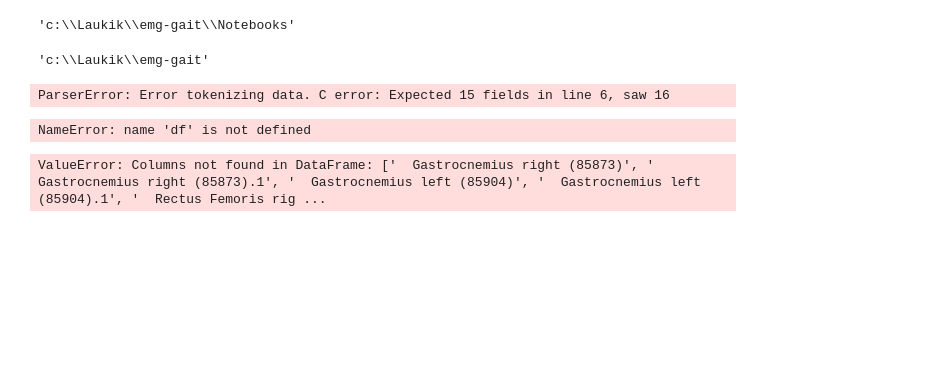
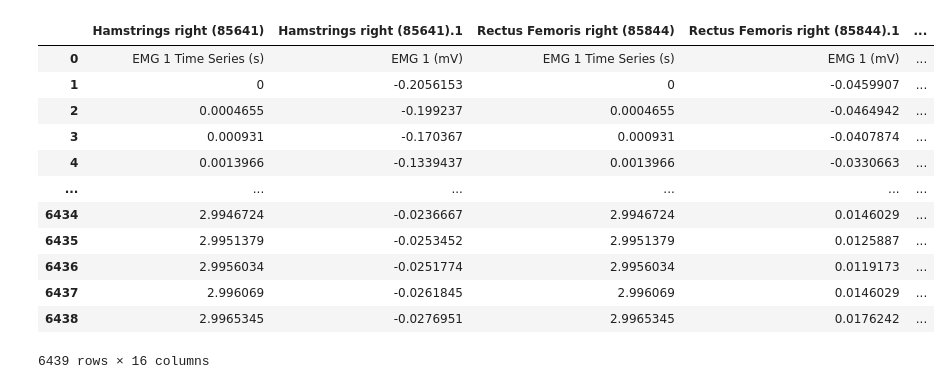
Before and after one commit to Franky170504/emg-gait, a Jupyter notebook: Notebooks/1_analysis.ipynb, the cells around one changed output. Saved outputs shown, nothing was run; the diff lists cells and outputs as text; code cells hidden in the pictures; blank space fills up the shorter version.

```diff
--- a/Notebooks/1_analysis.ipynb
+++ b/Notebooks/1_analysis.ipynb
@@ -4,9 +4,0 @@ import os
-# %%
-os.getcwd()
-# %% [output]
-'c:\\Laukik\\emg-gait\\Notebooks'
-# %%
-os.chdir("..")
-os.getcwd()
-# %% [output]
-'c:\\Laukik\\emg-gait'
@@ -13,15 +8,17 @@ os.getcwd()
 # %%
-df  = pd.read_csv(r"Datasets\Raw\ChipShot\Ahesan\2.csv", header=3)
+df = pd.read_csv(r"data\ChipShot\Jordan\1.csv",skiprows=3)
 df
 # %% [output]
+|  | Hamstrings right (85641) | Hamstrings right (85641).1 | Rectus Femoris right (85844) | Rectus Femoris right (85844).1 | ... |
+| 0 | EMG 1 Time Series (s) | EMG 1 (mV) | EMG 1 Time Series (s) | EMG 1 (mV) | ... |
+| 1 | 0 | -0.2056153 | 0 | -0.0459907 | ... |
+| 2 | 0.0004655 | -0.199237 | 0.0004655 | -0.0464942 | ... |
+| 3 | 0.000931 | -0.170367 | 0.000931 | -0.0407874 | ... |
+| 4 | 0.0013966 | -0.1339437 | 0.0013966 | -0.0330663 | ... |
+| ... | ... | ... | ... | ... | ... |
+| 6434 | 2.9946724 | -0.0236667 | 2.9946724 | 0.0146029 | ... |
+| 6435 | 2.9951379 | -0.0253452 | 2.9951379 | 0.0125887 | ... |
+| 6436 | 2.9956034 | -0.0251774 | 2.9956034 | 0.0119173 | ... |
+| 6437 | 2.996069 | -0.0261845 | 2.996069 | 0.0146029 | ... |
+| 6438 | 2.9965345 | -0.0276951 | 2.9965345 | 0.0176242 | ... |
-ParserError: Error tokenizing data. C error: Expected 15 fields in line 6, saw 16
+6439 rows × 16 columns
-# %%
-df.drop(columns=['Unnamed: 16',
-       'Unnamed: 17', 'Unnamed: 18', 'Unnamed: 19', 'Unnamed: 20',
-       'Unnamed: 21', 'Unnamed: 22', 'Unnamed: 23', 'Unnamed: 24',
-       'Unnamed: 25', 'Unnamed: 26', 'Unnamed: 27', 'Unnamed: 28',
-       'Unnamed: 29', 'Unnamed: 30', 'Unnamed: 31', 'Unnamed: 32',
-       'Unnamed: 33', 'Unnamed: 34', 'Unnamed: 35', 'Unnamed: 36',
-       'Unnamed: 37'])
-# %% [output]
-NameError: name 'df' is not defined
@@ -40,5 +24,0 @@ order = ['  Gastrocnemius right (85873)','  Gastrocnemius right (85873).1','  Ga
-# %%
-df_reordered = reorder_columns(df, order)
-df_reordered
-# %% [output]
-ValueError: Columns not found in DataFrame: ['  Gastrocnemius right (85873)', '  Gastrocnemius right (85873).1', '  Gastrocnemius left (85904)', '  Gastrocnemius left (85904).1', '  Rectus Femoris rig ...
```
Also changed, not shown: parts of 5 cells of this notebook, 7 other files.
